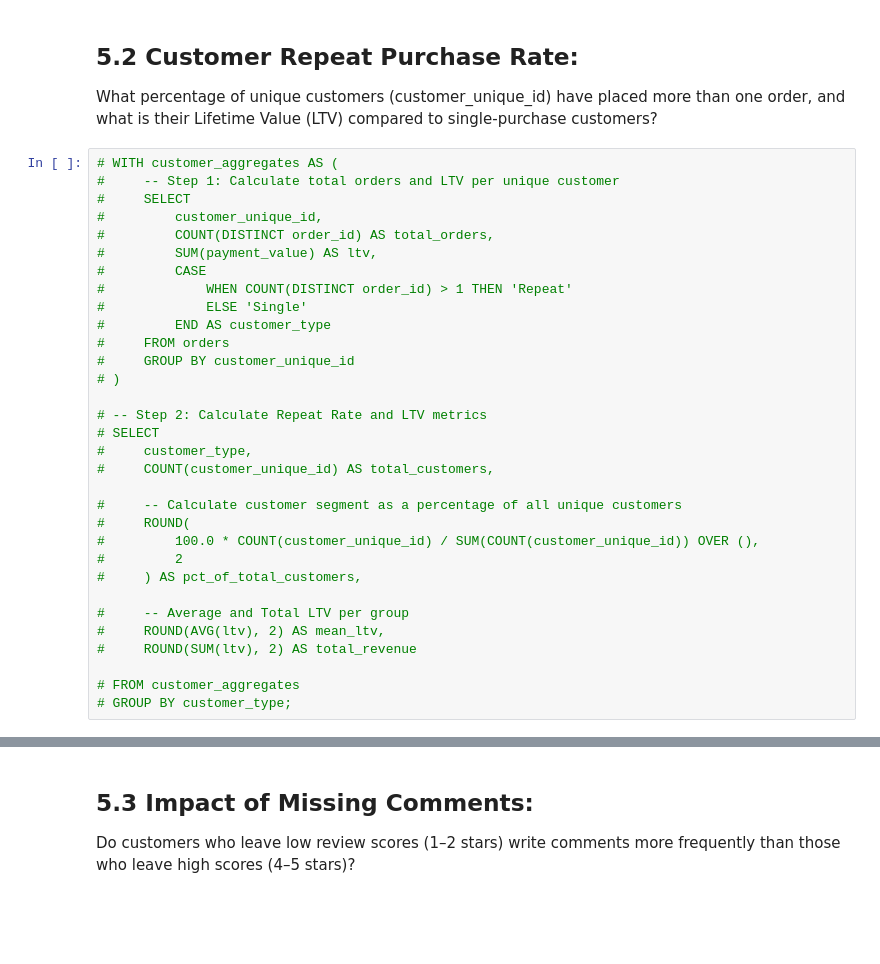
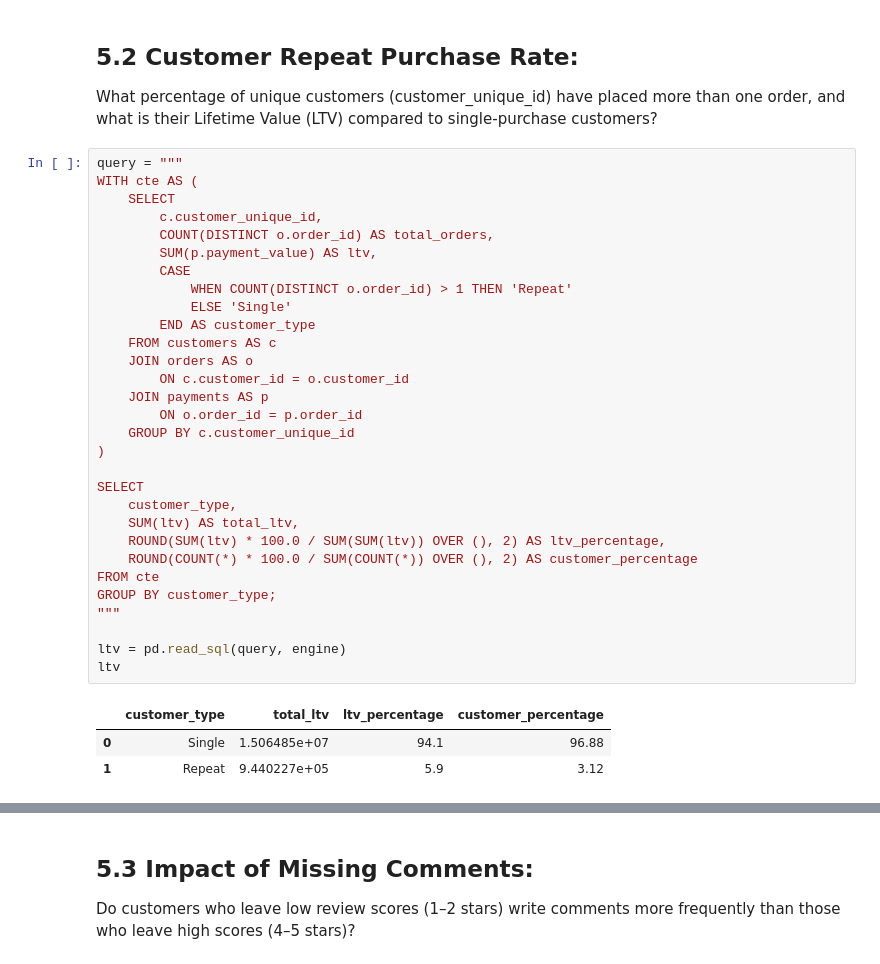
Before and after one commit to Kartika-Nidhi/Brazilian_Olist_Analysis, a Jupyter notebook: BrazilianOlist.ipynb, the cells around one changed output, grey strips where cells are left out. Saved outputs shown, nothing was run; the diff lists cells and outputs as text; blank space fills up the shorter version.

```diff
--- a/BrazilianOlist.ipynb
+++ b/BrazilianOlist.ipynb
@@ -1023,34 +965,36 @@ Review score of 1 spikes when delivery day is greater than 16 days.
 ## 5.2 Customer Repeat Purchase Rate:
  What percentage of unique customers (customer_unique_id) have placed more than one order, and what is their Lifetime Value (LTV) compared to single-purchase customers?
 # %%
-# WITH customer_aggregates AS (
-#     -- Step 1: Calculate total orders and LTV per unique customer
-#     SELECT
-#         customer_unique_id,
-#         COUNT(DISTINCT order_id) AS total_orders,
-#         SUM(payment_value) AS ltv,
-#         CASE
-#             WHEN COUNT(DISTINCT order_id) > 1 THEN 'Repeat'
-#             ELSE 'Single'
-#         END AS customer_type
-#     FROM orders
-#     GROUP BY customer_unique_id
-# )
+query = """
+WITH cte AS (
+    SELECT
+        c.customer_unique_id,
+        COUNT(DISTINCT o.order_id) AS total_orders,
+        SUM(p.payment_value) AS ltv,
+        CASE
+            WHEN COUNT(DISTINCT o.order_id) > 1 THEN 'Repeat'
+            ELSE 'Single'
+        END AS customer_type
+    FROM customers AS c
+    JOIN orders AS o
+        ON c.customer_id = o.customer_id
+    JOIN payments AS p
+        ON o.order_id = p.order_id
+    GROUP BY c.customer_unique_id
+)
 
-# -- Step 2: Calculate Repeat Rate and LTV metrics
-# SELECT
-#     customer_type,
-#     COUNT(customer_unique_id) AS total_customers,
+SELECT
+    customer_type,
+    SUM(ltv) AS total_ltv,
+    ROUND(SUM(ltv) * 100.0 / SUM(SUM(ltv)) OVER (), 2) AS ltv_percentage,
+    ROUND(COUNT(*) * 100.0 / SUM(COUNT(*)) OVER (), 2) AS customer_percentage
+FROM cte
+GROUP BY customer_type;
+"""
 
-#     -- Calculate customer segment as a percentage of all unique customers
-#     ROUND(
-#         100.0 * COUNT(customer_unique_id) / SUM(COUNT(customer_unique_id)) OVER (),
-#         2
-#     ) AS pct_of_total_customers,
-
-#     -- Average and Total LTV per group
-#     ROUND(AVG(ltv), 2) AS mean_ltv,
-#     ROUND(SUM(ltv), 2) AS total_revenue
-
-# FROM customer_aggregates
-# GROUP BY customer_type;
+ltv = pd.read_sql(query, engine)
+ltv
+# %% [output]
+|  | customer_type | total_ltv | ltv_percentage | customer_percentage |
+| 0 | Single | 1.506485e+07 | 94.1 | 96.88 |
+| 1 | Repeat | 9.440227e+05 | 5.9 | 3.12 |
```
Also changed, not shown: parts of 32 cells of this notebook.
